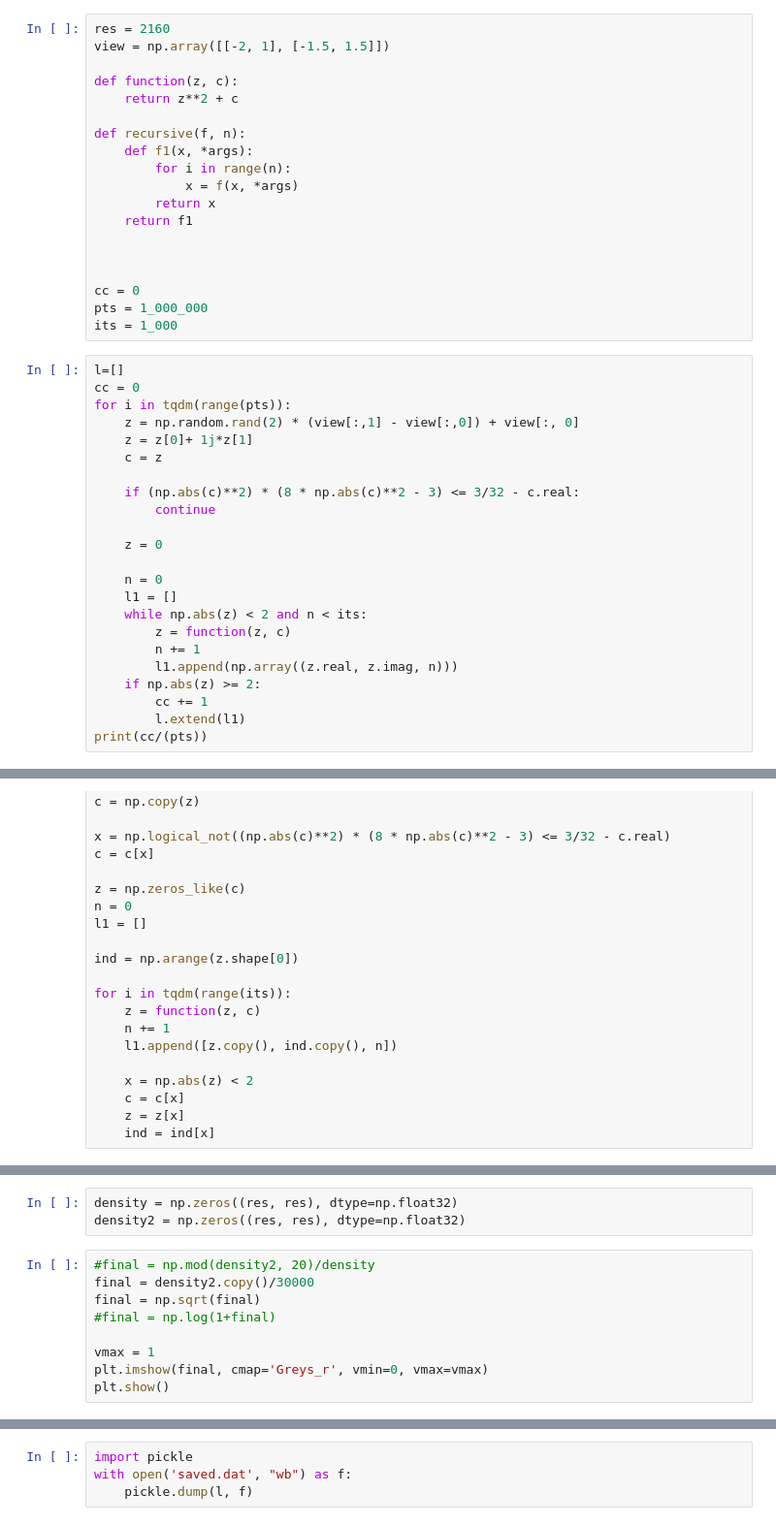
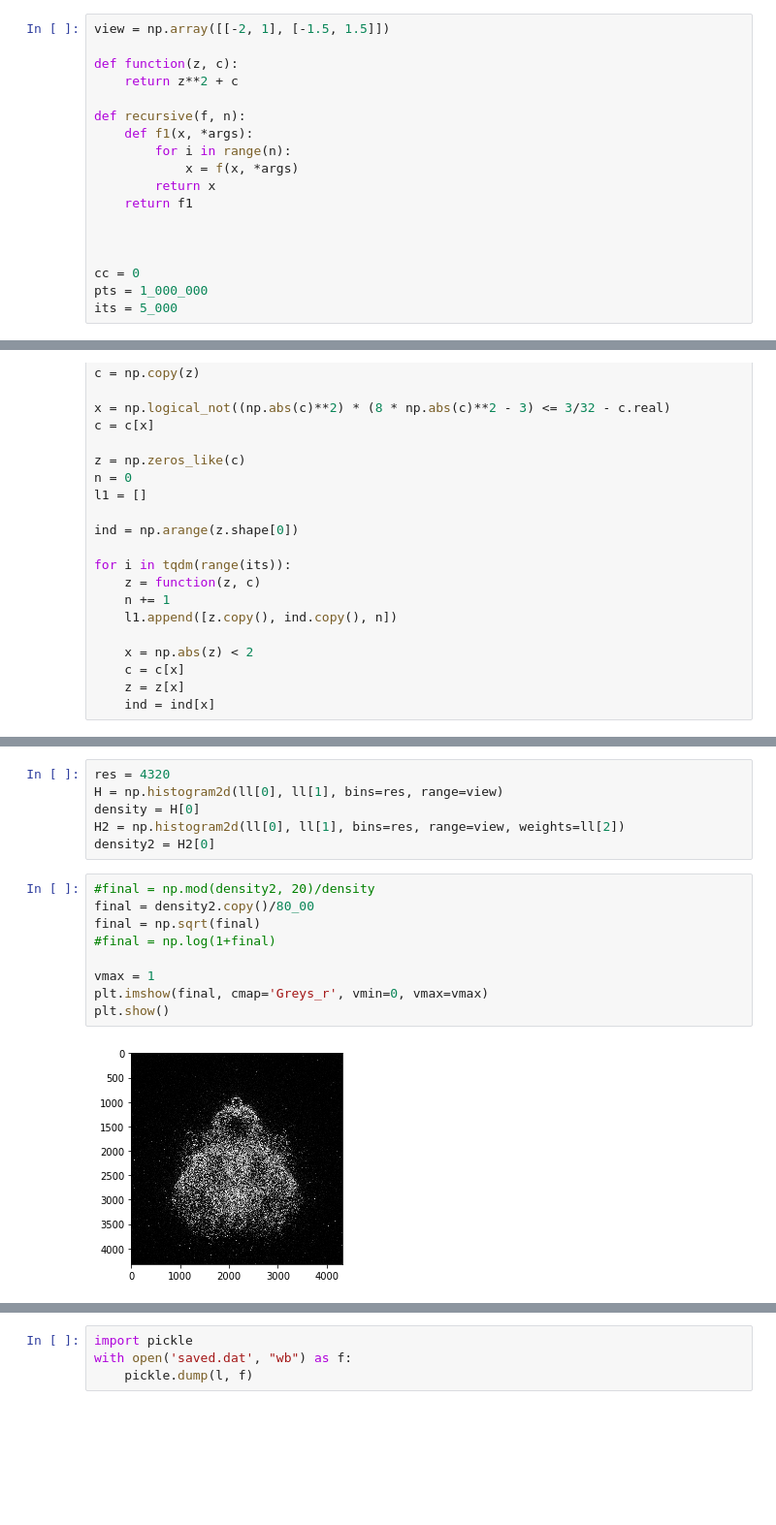
Before and after one commit to timkmecl/python-image-generation, a Jupyter notebook: mandelbrot.ipynb, the cells around one changed output, grey strips where cells are left out. Shown at 97% size. Drawn from its saved outputs; the diff is of its cells as text; blank space fills up the shorter version.

```diff
--- a/mandelbrot.ipynb
+++ b/mandelbrot.ipynb
@@ -6,7 +6,6 @@ import matplotlib.pyplot as plt
 import random
 from tqdm import tqdm
 # %%
-res = 2160
 view = np.array([[-2, 1], [-1.5, 1.5]])
 
 def function(z, c):
@@ -23,30 +22,7 @@ def recursive(f, n):
 
 cc = 0
 pts = 1_000_000
-its = 1_000
+its = 5_000
-# %%
-l=[]
-cc = 0
-for i in tqdm(range(pts)):
-    z = np.random.rand(2) * (view[:,1] - view[:,0]) + view[:, 0]
-    z = z[0]+ 1j*z[1]
-    c = z
-
-    if (np.abs(c)**2) * (8 * np.abs(c)**2 - 3) <= 3/32 - c.real:
-        continue
-
-    z = 0
-
-    n = 0
-    l1 = []
-    while np.abs(z) < 2 and n < its:
-        z = function(z, c)
-        n += 1
-        l1.append(np.array((z.real, z.imag, n)))
-    if np.abs(z) >= 2:
-        cc += 1
-        l.extend(l1)
-print(cc/(pts))
 # %%
 l=[]
 cc = 0
@@ -115,13 +69,18 @@ for z in tqdm(l):
-# %%
-density = np.zeros((res, res), dtype=np.float32)
-density2 = np.zeros((res, res), dtype=np.float32)
+# %%
+res = 4320
+H = np.histogram2d(ll[0], ll[1], bins=res, range=view)
+density = H[0]
+H2 = np.histogram2d(ll[0], ll[1], bins=res, range=view, weights=ll[2])
+density2 = H2[0]
 # %%
 #final = np.mod(density2, 20)/density
-final = density2.copy()/30000
+final = density2.copy()/80_00
 final = np.sqrt(final)
 #final = np.log(1+final)
 
 vmax = 1
 plt.imshow(final, cmap='Greys_r', vmin=0, vmax=vmax)
 plt.show()
+# %% [output]
+[figure, added]
 # %%
```
Also changed, not shown: parts of 4 cells of this notebook, 3 other files.
